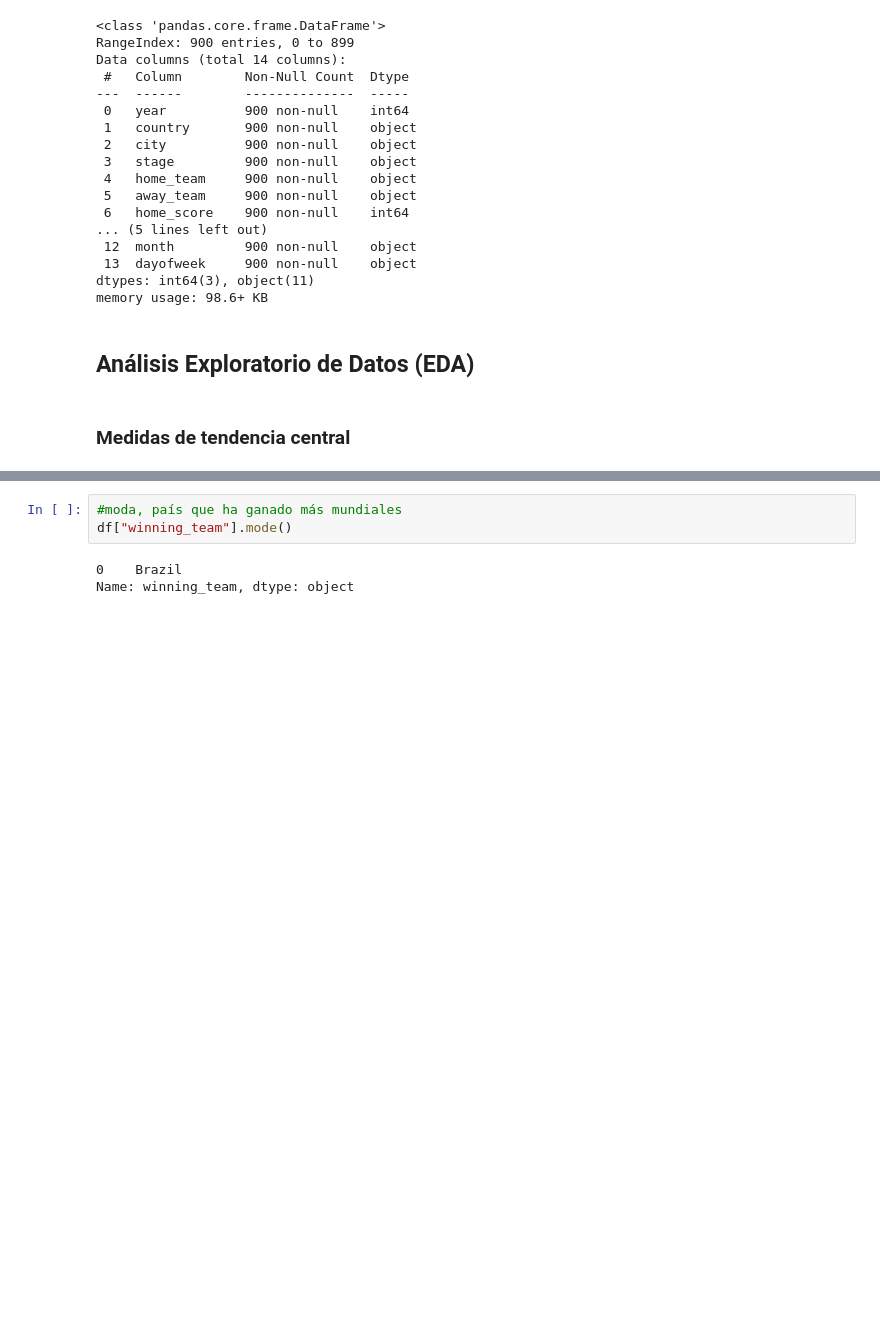
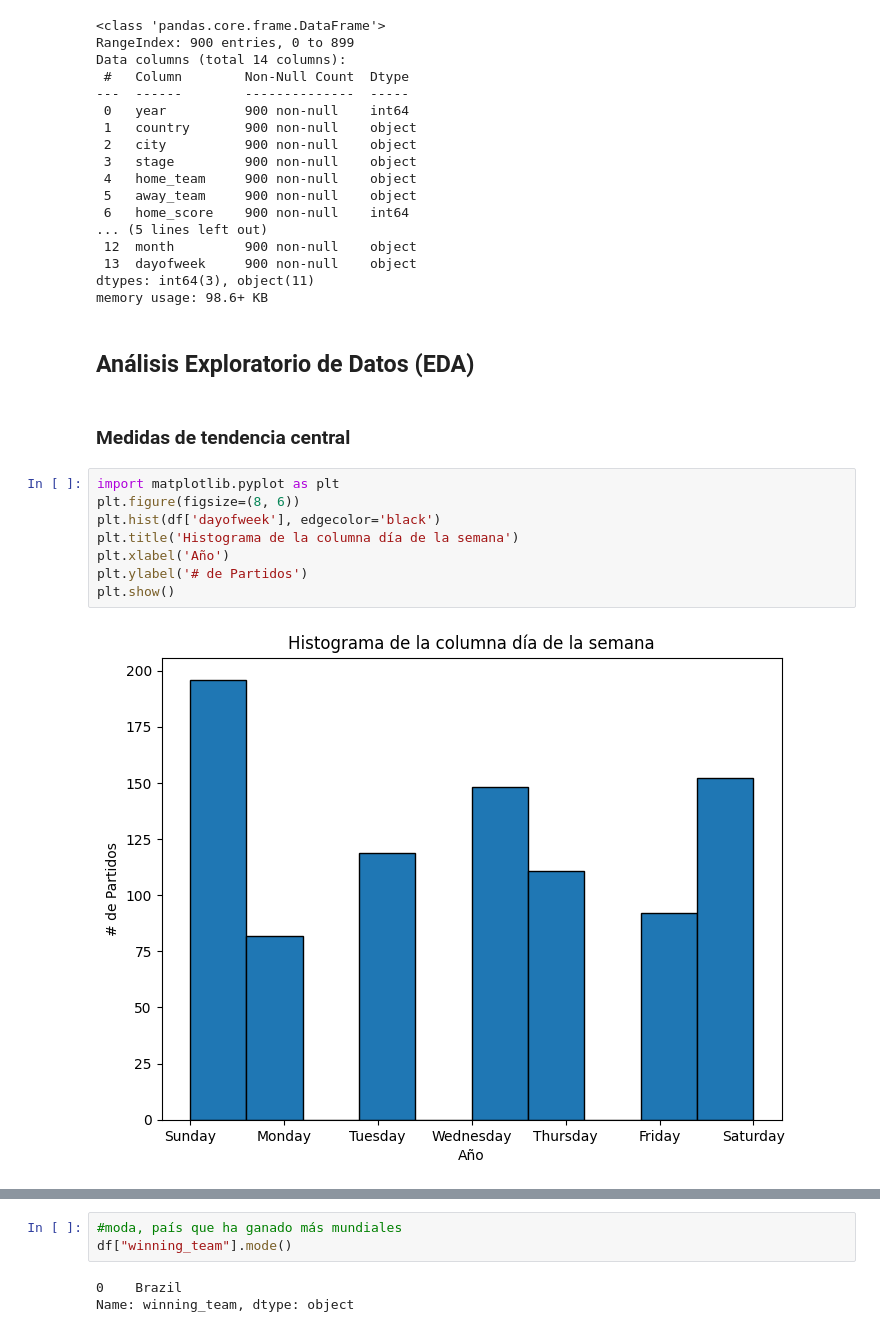
Before and after one commit to Moni-Ib/proyecto_data_analytics, a Jupyter notebook: proyecto_data_analytics/notebooks/proyecto.ipynb, the cells around one changed output, grey strips where cells are left out. Cells and saved outputs as stored; diff of their text form; blank space fills up the shorter version.

```diff
--- a/proyecto_data_analytics/notebooks/proyecto.ipynb
+++ b/proyecto_data_analytics/notebooks/proyecto.ipynb
@@ -121,3 +145,13 @@ memory usage: 98.6+ KB
 ## Análisis Exploratorio de Datos (EDA)
 # %% [markdown]
 ### Medidas de tendencia central
+# %%
+import matplotlib.pyplot as plt
+plt.figure(figsize=(8, 6))
+plt.hist(df['dayofweek'], edgecolor='black')
+plt.title('Histograma de la columna día de la semana')
+plt.xlabel('Año')
+plt.ylabel('# de Partidos')
+plt.show()
+# %% [output]
+[figure, added]
```
Also changed, not shown: parts of 14 cells of this notebook.
